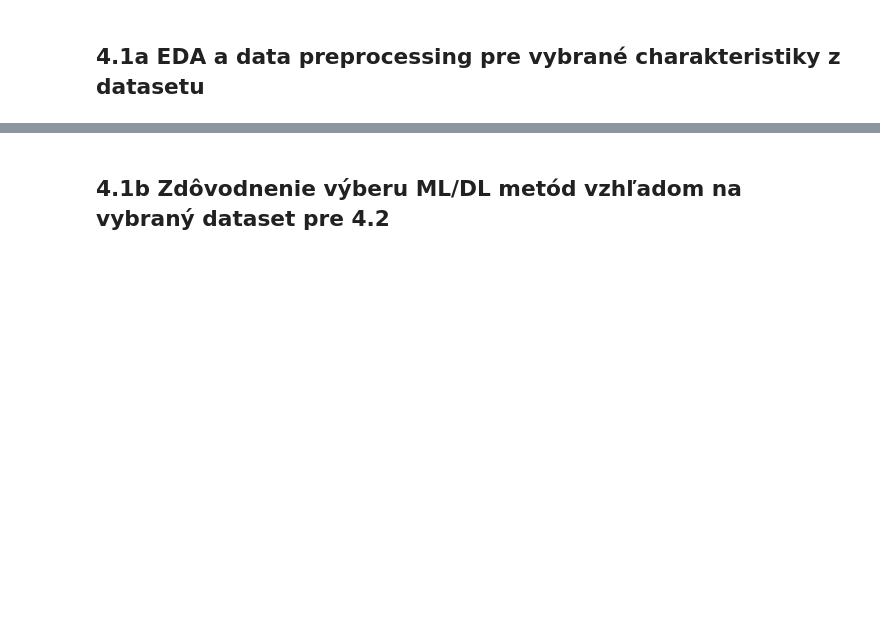
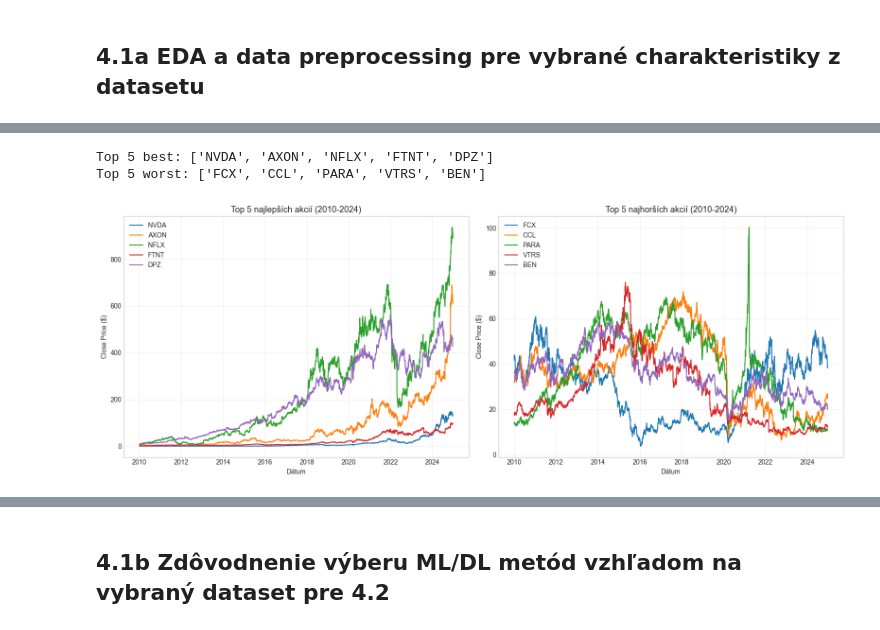
Before and after one commit to johannatilesova/IAU-project, a Jupyter notebook: bonus/sp500stocks.ipynb, the cells around one changed output, grey strips where cells are left out. Drawn from its saved outputs; the diff is of its cells as text; code cells hidden in the pictures; blank space fills up the shorter version.

```diff
--- a/bonus/sp500stocks.ipynb
+++ b/bonus/sp500stocks.ipynb
@@ -241,0 +540,13 @@ df_index.describe()
+# %%
+# Výpočet celkového výnosu pre každú akciu (od začiatku do konca)
+total_returns = df_clean.groupby('Symbol').apply(
+    lambda x: (x.sort_values('Date')['Close'].iloc[-1] / x.sort_values('Date')['Close'].iloc[0] - 1) * 100
+).sort_values(ascending=False)
+
+total_returns.name = 'Total_Return_%'
+
+print("Top 10 najlepších akcií (celkový výnos %):")
+print(total_returns.head(10).round(2))
+
+print("\nTop 10 najhorších akcií (celkový výnos %):")
+print(total_returns.tail(10).round(2))
@@ -241,0 +571,40 @@ df_index.describe()
+# %%
+# Top 5 najlepších a top 5 najhorších
+top5_best = total_returns.head(5).index.tolist()
+top5_worst = total_returns.tail(5).index.tolist()
+
+print(f"Top 5 best: {top5_best}")
+print(f"Top 5 worst: {top5_worst}")
+# %% [output]
+Top 5 best: ['NVDA', 'AXON', 'NFLX', 'FTNT', 'DPZ']
+Top 5 worst: ['FCX', 'CCL', 'PARA', 'VTRS', 'BEN']
+# %%
+# C.1 Cenový vývoj - Top 5 best vs Top 5 worst
+fig, axes = plt.subplots(1, 2, figsize=(16, 6))
+
+# Top 5 najlepších
+for symbol in top5_best:
+    stock_data = df_clean[df_clean['Symbol'] == symbol].sort_values('Date')
+    axes[0].plot(stock_data['Date'], stock_data['Close'], label=symbol, linewidth=1.5)
+
+axes[0].set_title('Top 5 najlepších akcií (2010-2024)', fontsize=13)
+axes[0].set_xlabel('Dátum')
+axes[0].set_ylabel('Close Price ($)')
+axes[0].legend(loc='upper left')
+axes[0].grid(True, alpha=0.3)
+
+# Top 5 najhorších
+for symbol in top5_worst:
+    stock_data = df_clean[df_clean['Symbol'] == symbol].sort_values('Date')
+    axes[1].plot(stock_data['Date'], stock_data['Close'], label=symbol, linewidth=1.5)
+
+axes[1].set_title('Top 5 najhorších akcií (2010-2024)', fontsize=13)
+axes[1].set_xlabel('Dátum')
+axes[1].set_ylabel('Close Price ($)')
+axes[1].legend(loc='upper left')
+axes[1].grid(True, alpha=0.3)
+
+plt.tight_layout()
+plt.show()
+# %% [output]
+[figure, added]
```
Also changed, not shown: parts of 32 cells of this notebook.
